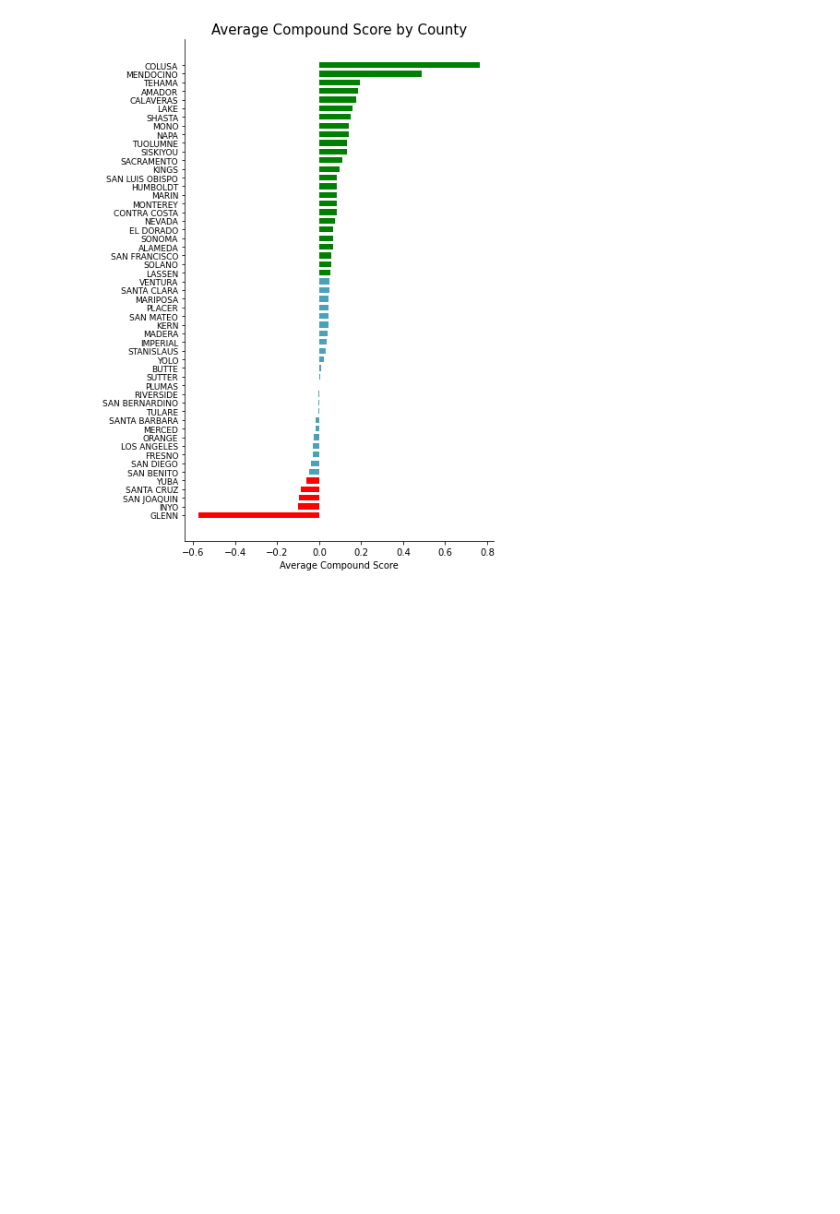
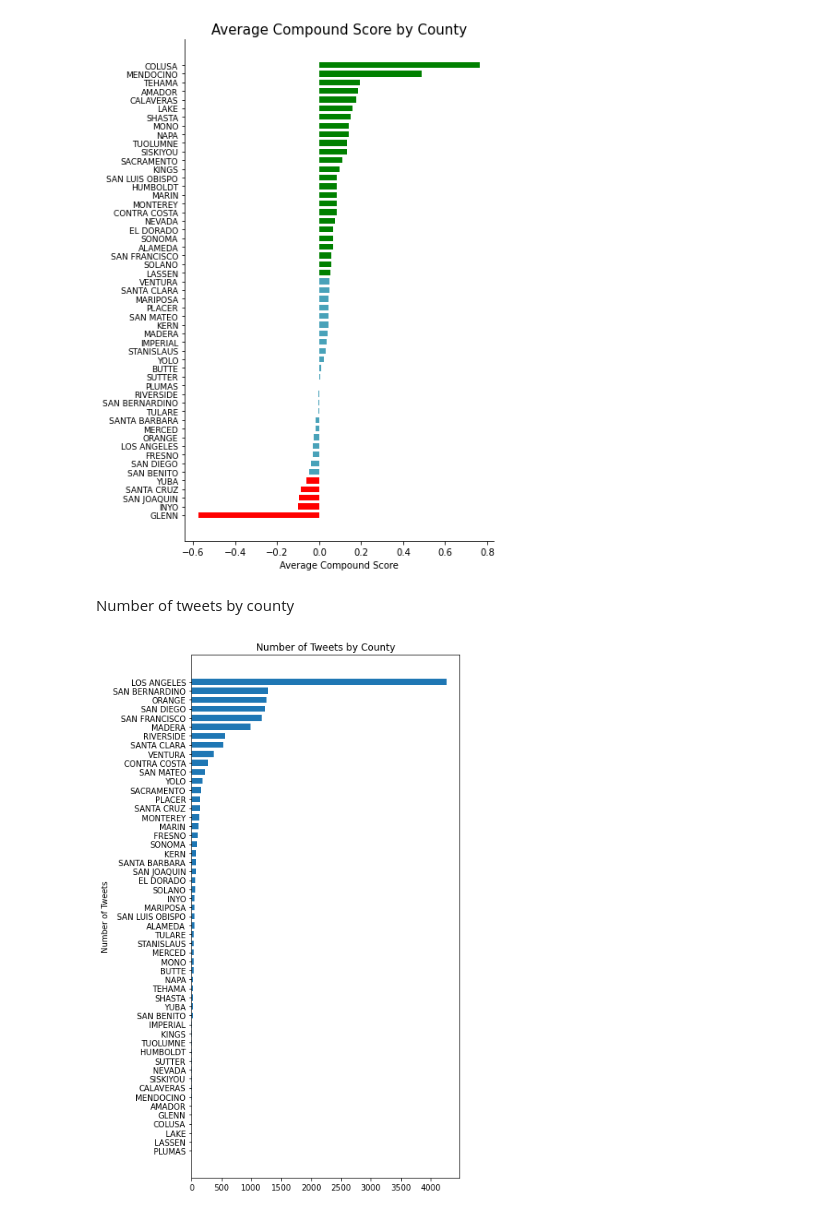
Before and after one commit to Isaac1o/CDFW, a Jupyter notebook: twitter/coyotes/geo_grid/notebooks/sentiment_analysis.ipynb, the cells around one changed output. Drawn from its saved outputs; the diff is of its cells as text; code cells hidden in the pictures; blank space fills up the shorter version.

Commit message:
added data and notebook tweeks

```diff
--- a/twitter/coyotes/geo_grid/notebooks/sentiment_analysis.ipynb
+++ b/twitter/coyotes/geo_grid/notebooks/sentiment_analysis.ipynb
@@ -153,3 +153,23 @@ plt.savefig('plots/sent_by_county.png')
 plt.show()
 # %% [output]
 [figure]
+# %% [markdown]
+Number of tweets by county
+# %%
+county_group = data.groupby('county')
+# %%
+tweet_count_by_count = county_group['compound_sent_score'].count().sort_values(ascending=False)
+# %%
+fig, ax = plt.subplots(figsize=(6, 12))
+ax.barh(
+    tweet_count_by_count.index.values,
+    tweet_count_by_count.values,
+    height=2/3
+)
+ax.set_title('Number of Tweets by County')
+ax.set_ylabel('Number of Tweets')
+
+plt.gca().invert_yaxis()
+plt.show()
+# %% [output]
+[figure, added]
```
Also changed, not shown: parts of 33 cells of this notebook, 7 other files.
